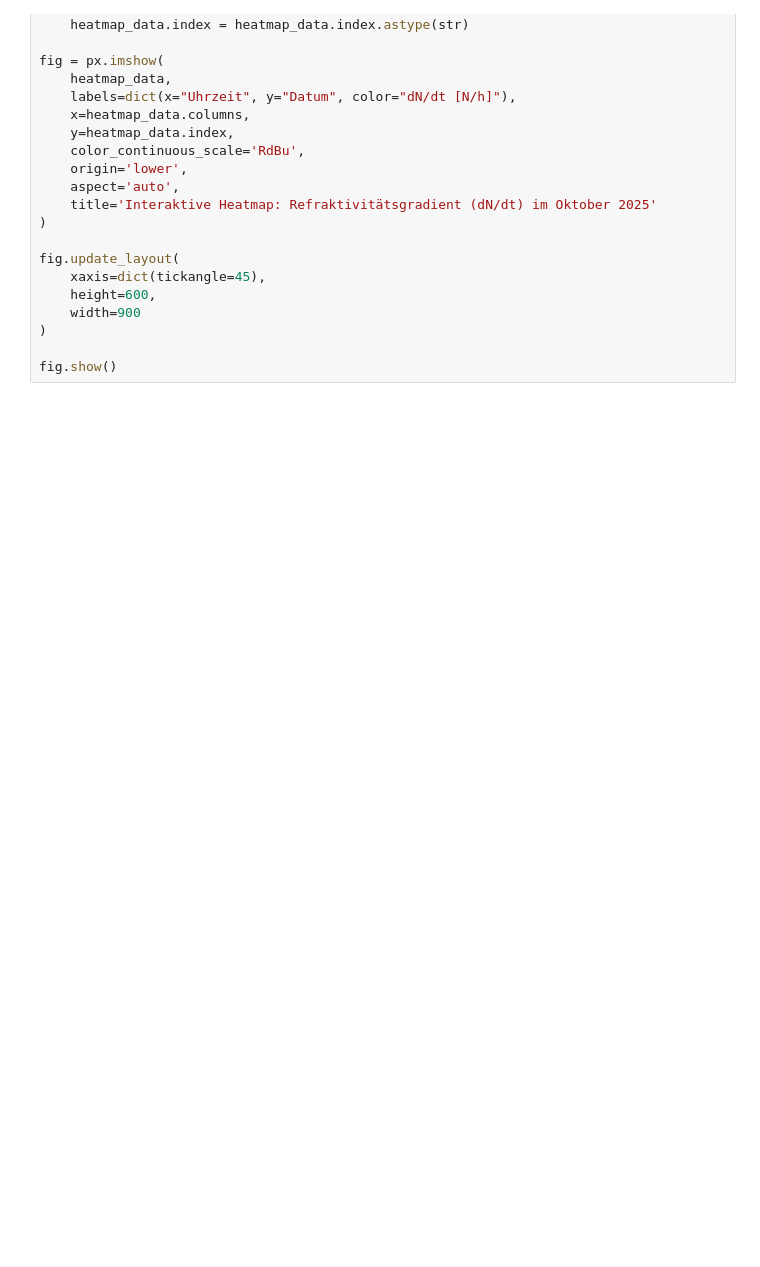
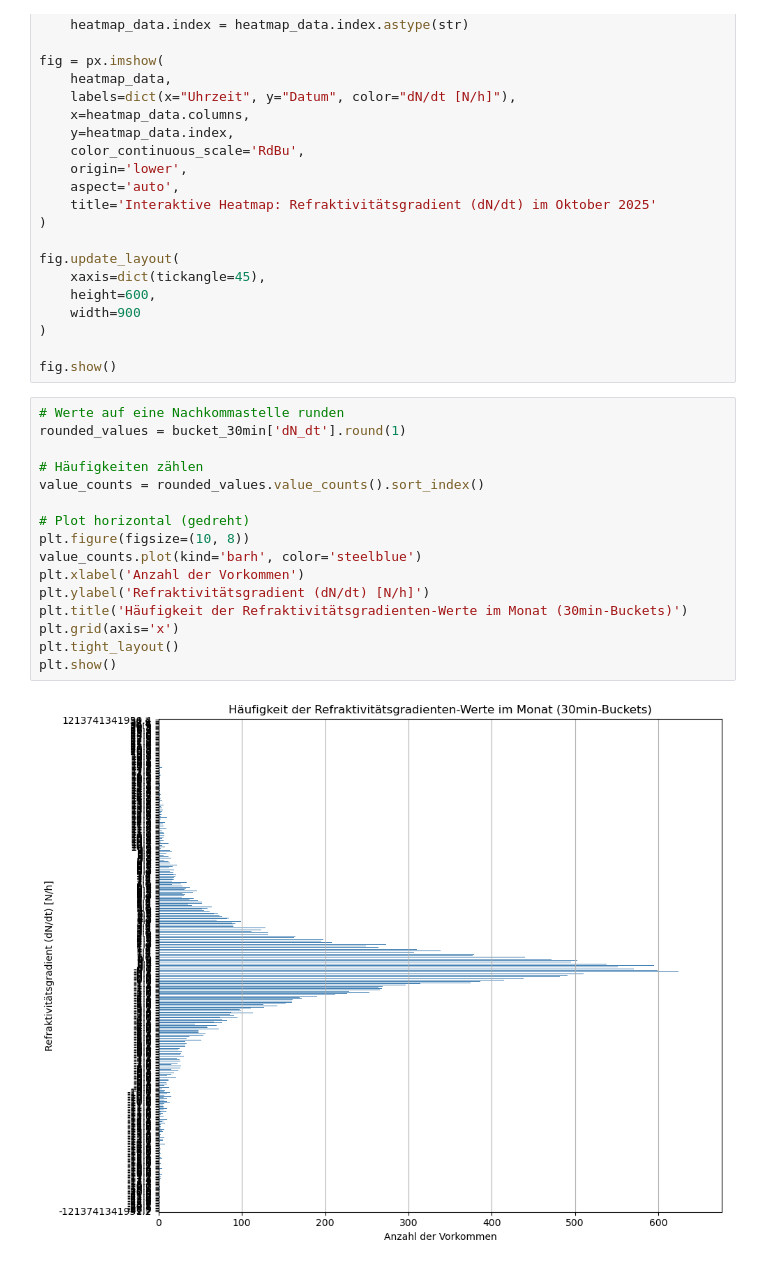
Before and after one commit to c4ristian/wetter, a Jupyter notebook: notebooks/ben.ipynb, the cells around one changed output. Drawn from its saved outputs; the diff is of its cells as text; blank space fills up the shorter version.

Commit message:
added another diagram

```diff
--- a/notebooks/ben.ipynb
+++ b/notebooks/ben.ipynb
@@ -581,3 +581,21 @@ fig.update_layout(
 )
 
 fig.show()
+# %%
+# Werte auf eine Nachkommastelle runden
+rounded_values = bucket_30min['dN_dt'].round(1)
+
+# Häufigkeiten zählen
+value_counts = rounded_values.value_counts().sort_index()
+
+# Plot horizontal (gedreht)
+plt.figure(figsize=(10, 8))
+value_counts.plot(kind='barh', color='steelblue')
+plt.xlabel('Anzahl der Vorkommen')
+plt.ylabel('Refraktivitätsgradient (dN/dt) [N/h]')
+plt.title('Häufigkeit der Refraktivitätsgradienten-Werte im Monat (30min-Buckets)')
+plt.grid(axis='x')
+plt.tight_layout()
+plt.show()
+# %% [output]
+[figure, added]
```
Also changed, not shown: parts of 1 cell of this notebook.
